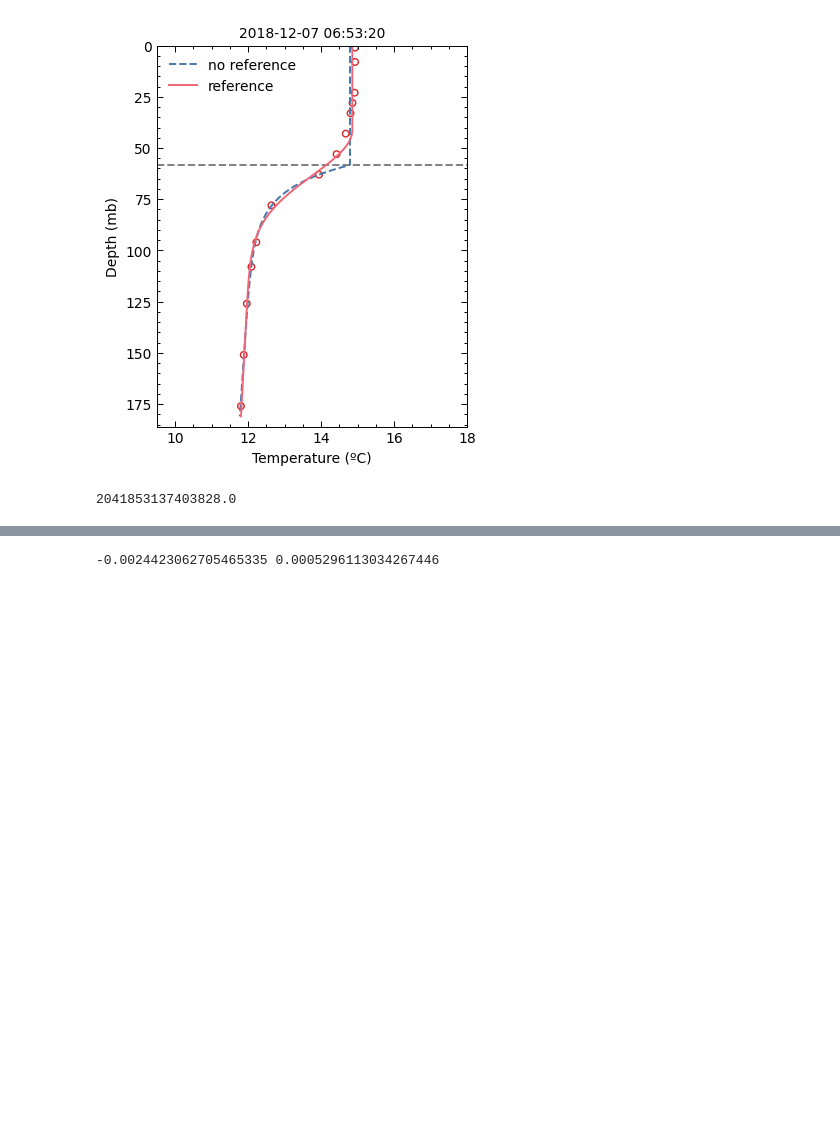
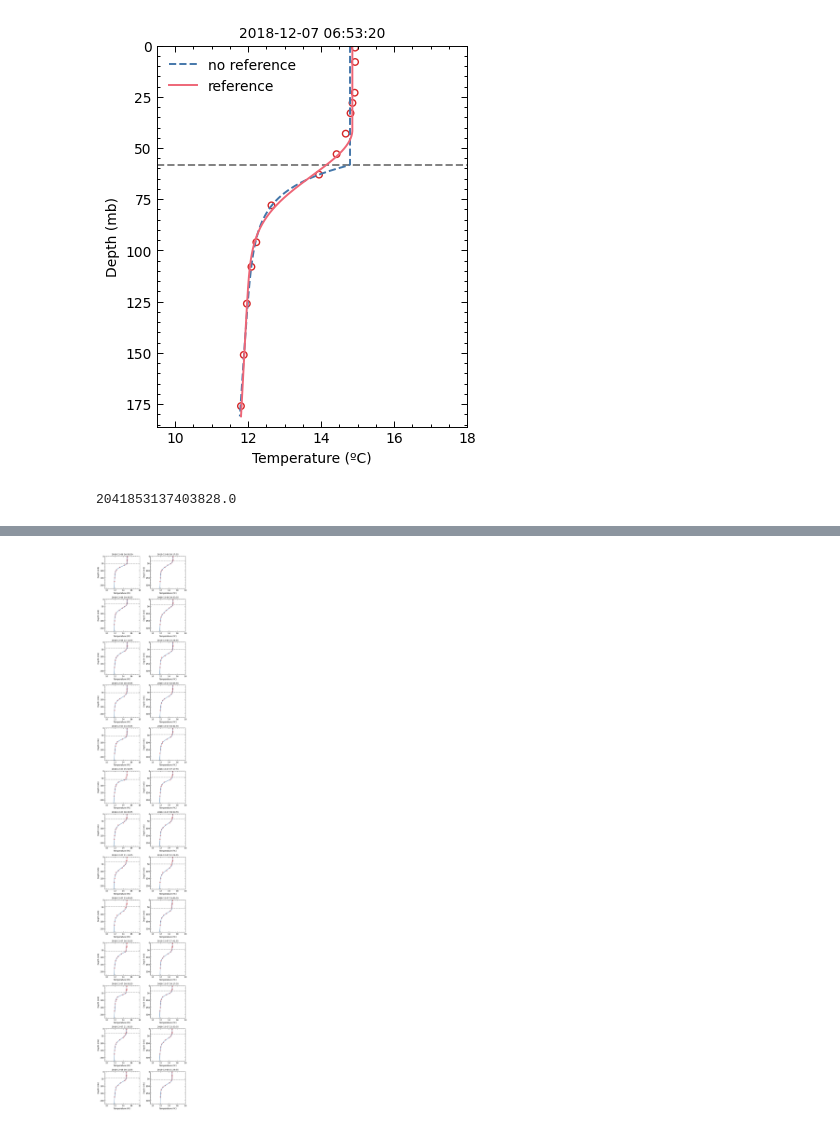
Before and after one commit to manufrn/TFG, a Jupyter notebook: notebooks/Compare_different_SHDRs.ipynb, the cells around one changed output, grey strips where cells are left out. Cells and saved outputs as stored; diff of their text form; code cells hidden in the pictures; blank space fills up the shorter version.

```diff
--- a/notebooks/Untitled.ipynb
+++ b/notebooks/Compare_different_SHDRs.ipynb
@@ -155,4 +101,5 @@ print(df_fit_cons.loc[locs, ['Dates', 'b3']])
-# %%
-print(np.mean(df_fit_7['b3']), np.std(df_fit_7['b3']))
-# %% [output]
--0.0024423062705465335 0.0005296113034267446
+# %%
+df_fit_cons =  load_SHDR_fit('AGL_1_37_56_b3_test_fit.csv')
+plot_multiple_profiles(df_fit_cons, temp, pres, locs)
+# %% [output]
+[figure, added]
```
Also changed, not shown: parts of 16 cells of this notebook, 8 other files.
